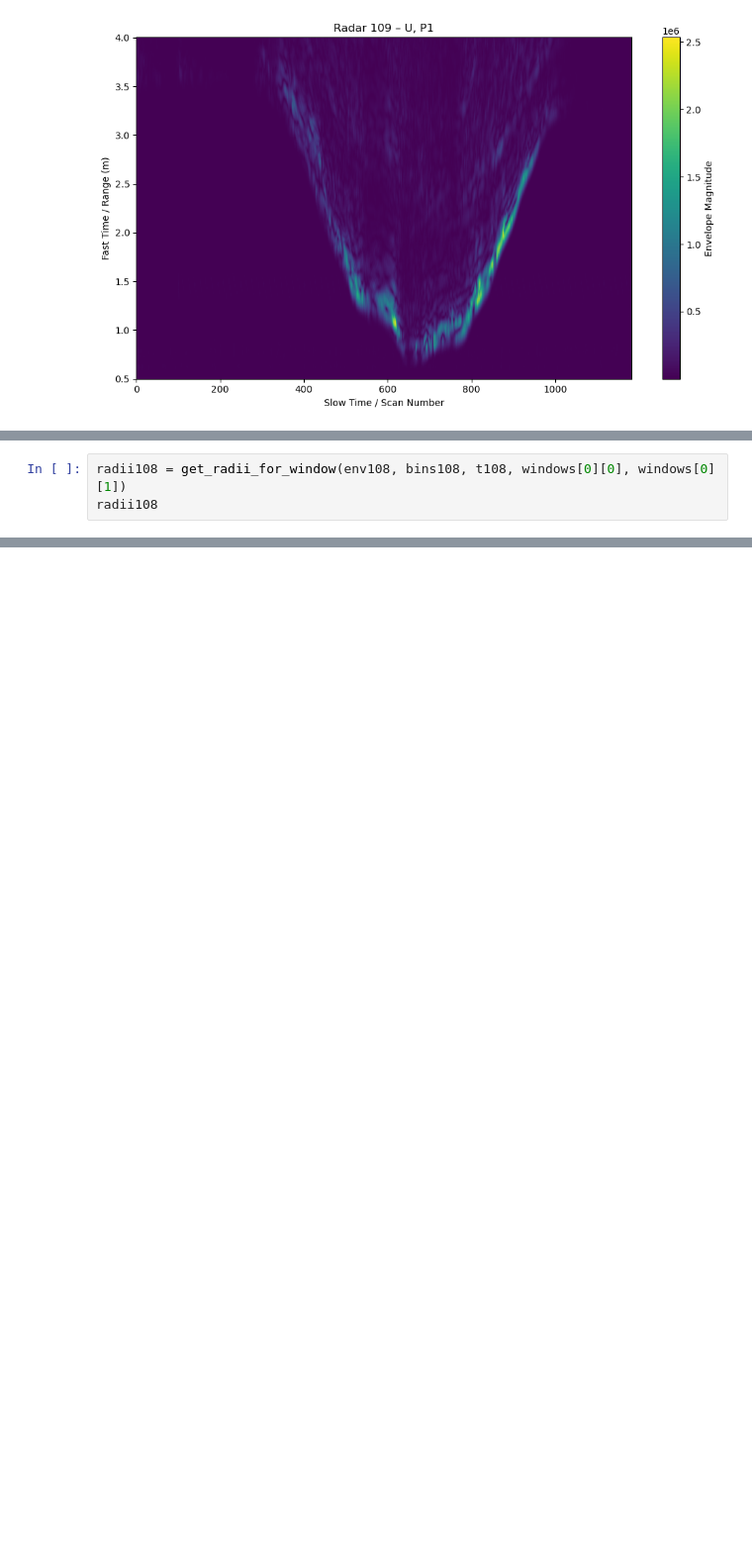
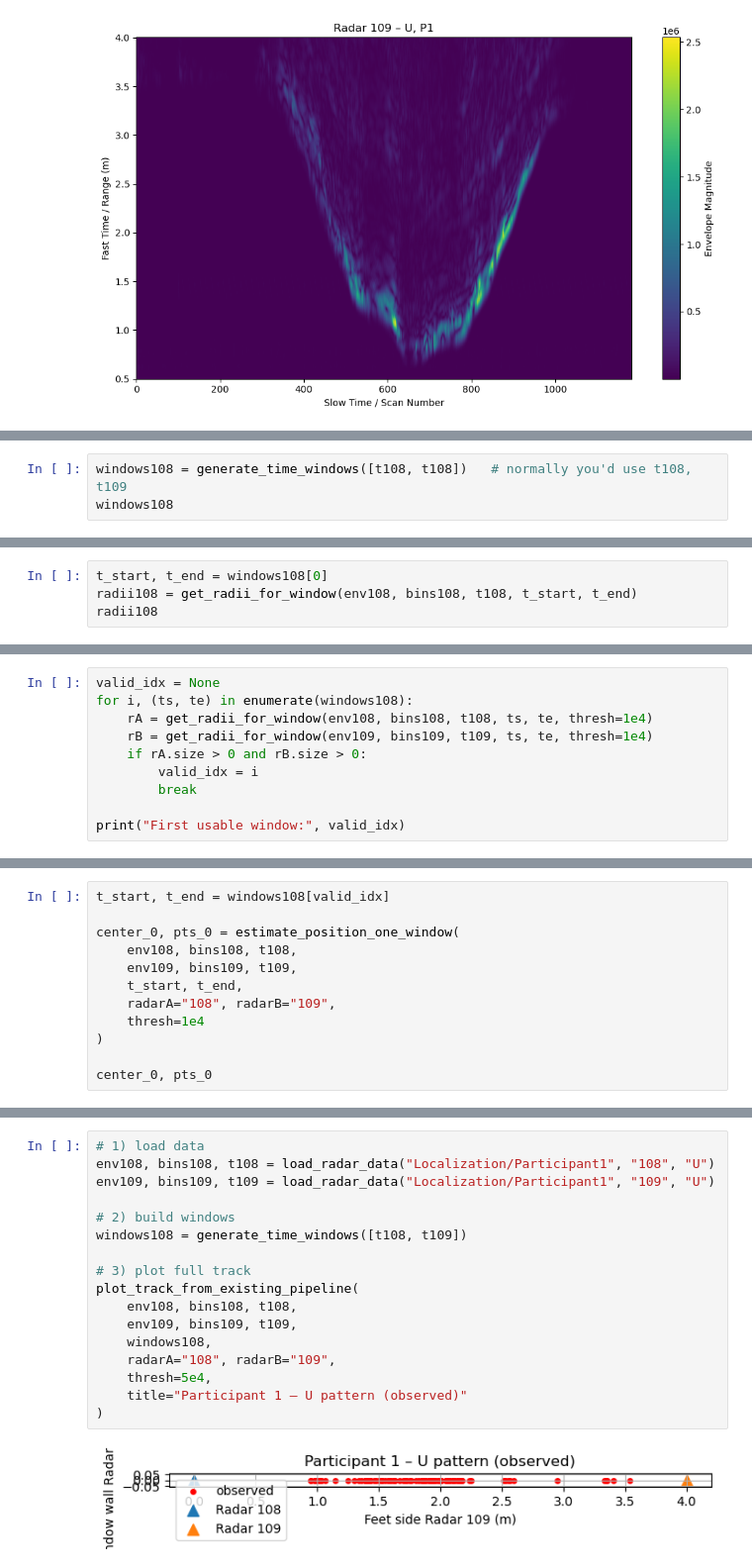
Before and after one commit to ConanMinihan/RadarLocalizationPipeline, a Jupyter notebook: RadarTriangulation.ipynb, the cells around one changed output, grey strips where cells are left out. Shown at 99% size. Cells and saved outputs as stored; diff of their text form; blank space fills up the shorter version.

```diff
--- a/RadarTriangulation.ipynb
+++ b/RadarTriangulation.ipynb
@@ -215,0 +232,3 @@ plot_waterfall_from_env(env109, bins109, title="Radar 109 – U, P1")
+# %%
+windows108 = generate_time_windows([t108, t108])   # normally you'd use t108, t109
+windows108
@@ -236,4 +299,5 @@ def get_radii_for_window(env, range_bins, timestamps, t_start, t_end, thresh=5e4
 # %%
-radii108 = get_radii_for_window(env108, bins108, t108, windows[0][0], windows[0][1])
+t_start, t_end = windows108[0]
+radii108 = get_radii_for_window(env108, bins108, t108, t_start, t_end)
 radii108
 # %% [output]
@@ -240,0 +479,10 @@ NameError: name 'env108' is not defined
+# %%
+valid_idx = None
+for i, (ts, te) in enumerate(windows108):
+    rA = get_radii_for_window(env108, bins108, t108, ts, te, thresh=1e4)
+    rB = get_radii_for_window(env109, bins109, t109, ts, te, thresh=1e4)
+    if rA.size > 0 and rB.size > 0:
+        valid_idx = i
+        break
+
+print("First usable window:", valid_idx)
@@ -240,0 +491,12 @@ NameError: name 'env108' is not defined
+# %%
+t_start, t_end = windows108[valid_idx]
+
+center_0, pts_0 = estimate_position_one_window(
+    env108, bins108, t108,
+    env109, bins109, t109,
+    t_start, t_end,
+    radarA="108", radarB="109",
+    thresh=1e4
+)
+
+center_0, pts_0
@@ -240,0 +591,19 @@ NameError: name 'env108' is not defined
+# %%
+# 1) load data
+env108, bins108, t108 = load_radar_data("Localization/Participant1", "108", "U")
+env109, bins109, t109 = load_radar_data("Localization/Participant1", "109", "U")
+
+# 2) build windows
+windows108 = generate_time_windows([t108, t109])
+
+# 3) plot full track
+plot_track_from_existing_pipeline(
+    env108, bins108, t108,
+    env109, bins109, t109,
+    windows108,
+    radarA="108", radarB="109",
+    thresh=5e4,
+    title="Participant 1 – U pattern (observed)"
+)
+# %% [output]
+[figure, added]
```
Also changed, not shown: parts of 30 cells of this notebook, 10 other files.
